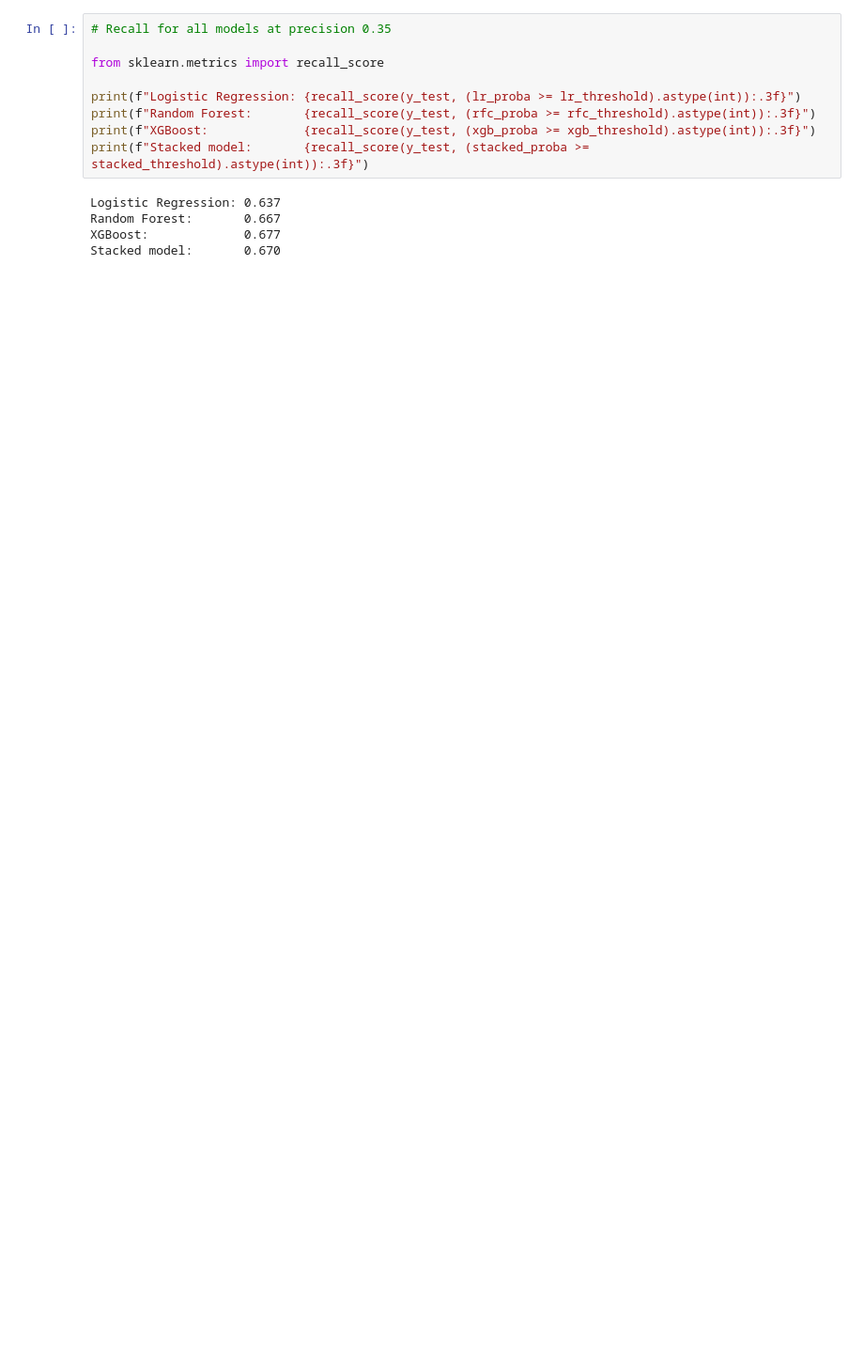
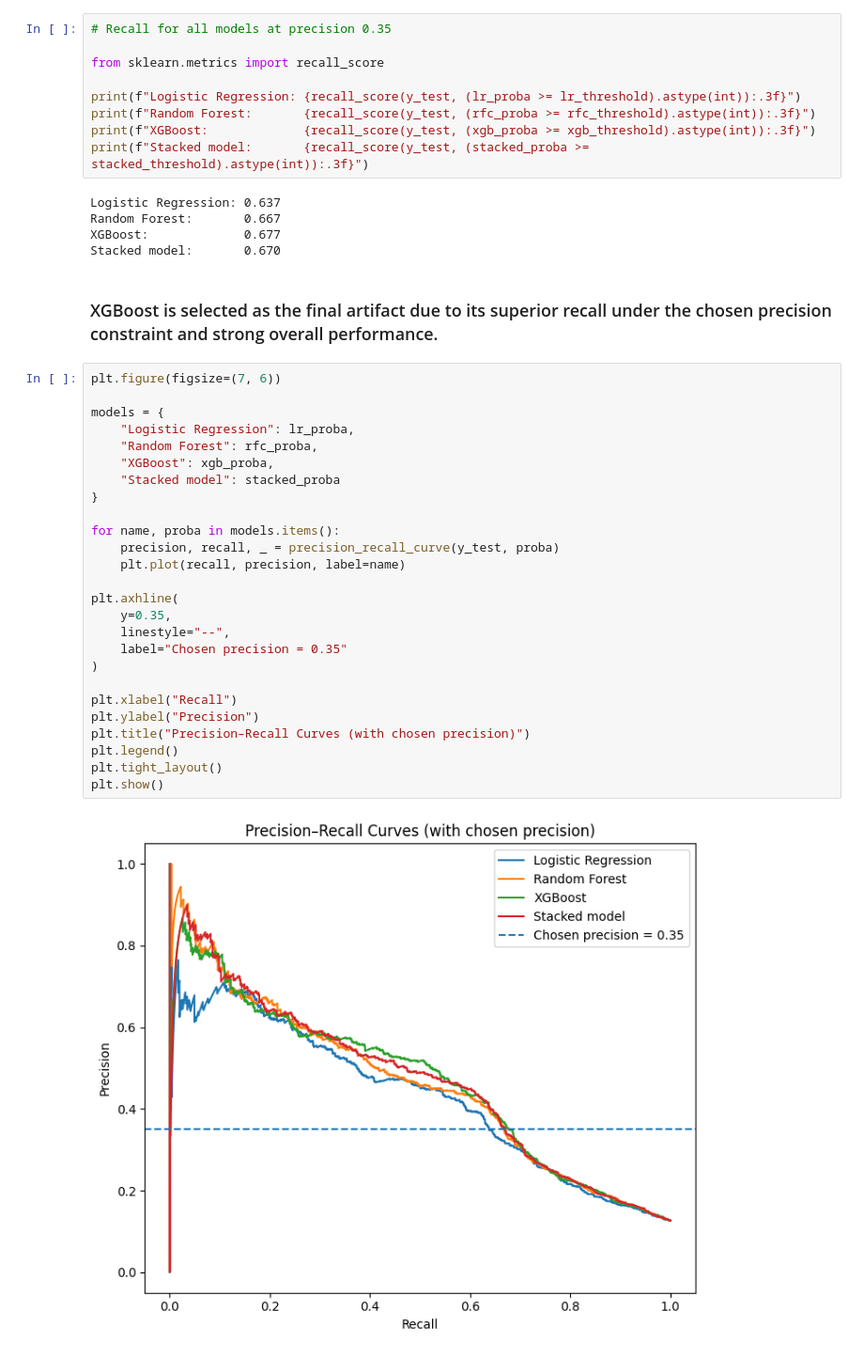
Before and after one commit to JoSticker/MADS-PREMOD03-Portfolio-Code, a Jupyter notebook: 02_wip/notebooks/02_model.ipynb, the cells around one changed output. Shown at 94% size. Cells and saved outputs as stored; diff of their text form; blank space fills up the shorter version.

```diff
--- a/02_wip/notebooks/02_model.ipynb
+++ b/02_wip/notebooks/02_model.ipynb
@@ -499,3 +506,33 @@ Logistic Regression: 0.637
 Random Forest:       0.667
 XGBoost:             0.677
 Stacked model:       0.670
+# %% [markdown]
+### XGBoost is selected as the final artifact due to its superior recall under the chosen precision constraint and strong overall performance.
+# %%
+plt.figure(figsize=(7, 6))
+
+models = {
+    "Logistic Regression": lr_proba,
+    "Random Forest": rfc_proba,
+    "XGBoost": xgb_proba,
+    "Stacked model": stacked_proba
+}
+
+for name, proba in models.items():
+    precision, recall, _ = precision_recall_curve(y_test, proba)
+    plt.plot(recall, precision, label=name)
+
+plt.axhline(
+    y=0.35,
+    linestyle="--",
+    label="Chosen precision = 0.35"
+)
+
+plt.xlabel("Recall")
+plt.ylabel("Precision")
+plt.title("Precision–Recall Curves (with chosen precision)")
+plt.legend()
+plt.tight_layout()
+plt.show()
+# %% [output]
+[figure, added]
```
Also changed, not shown: parts of 8 cells of this notebook.
